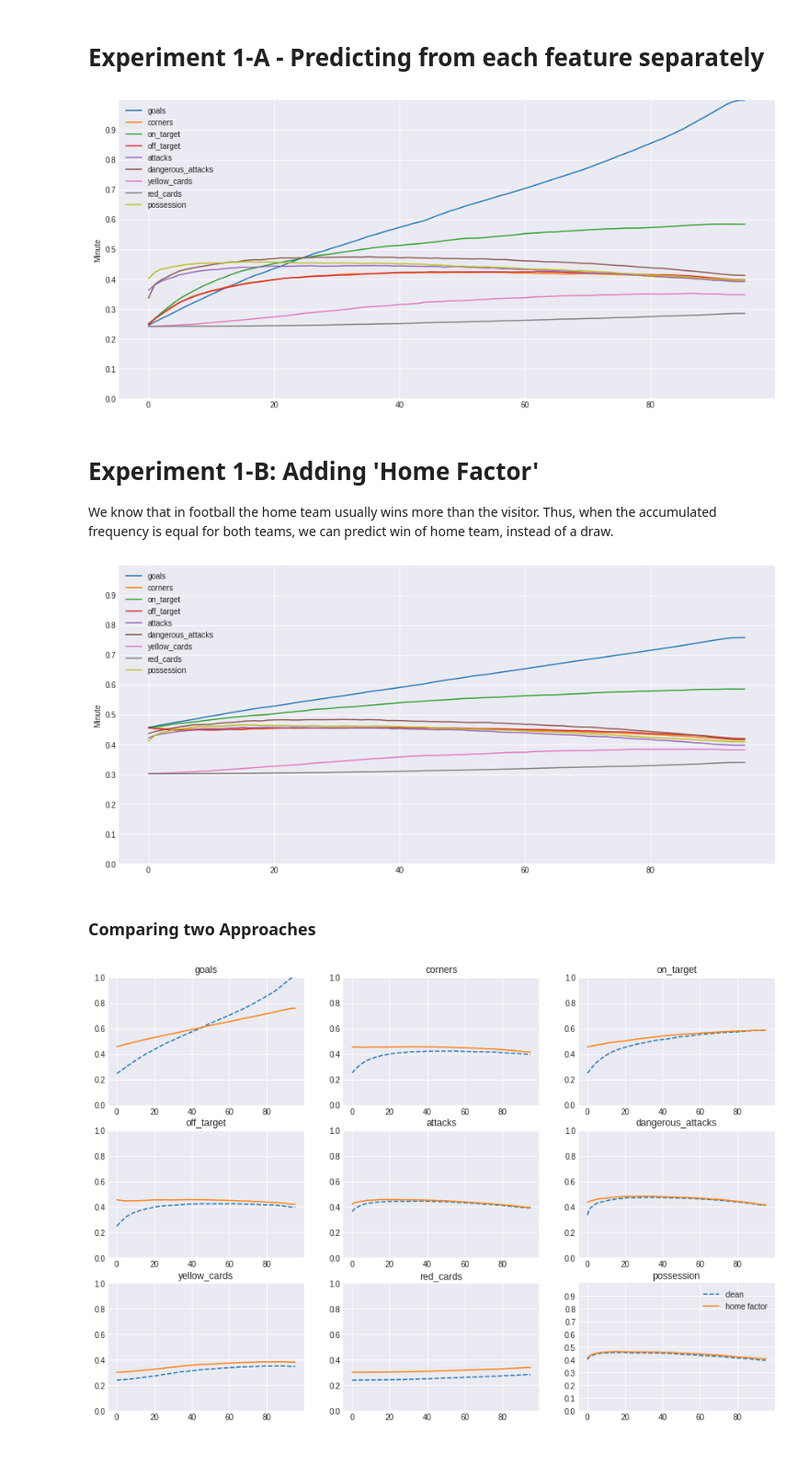
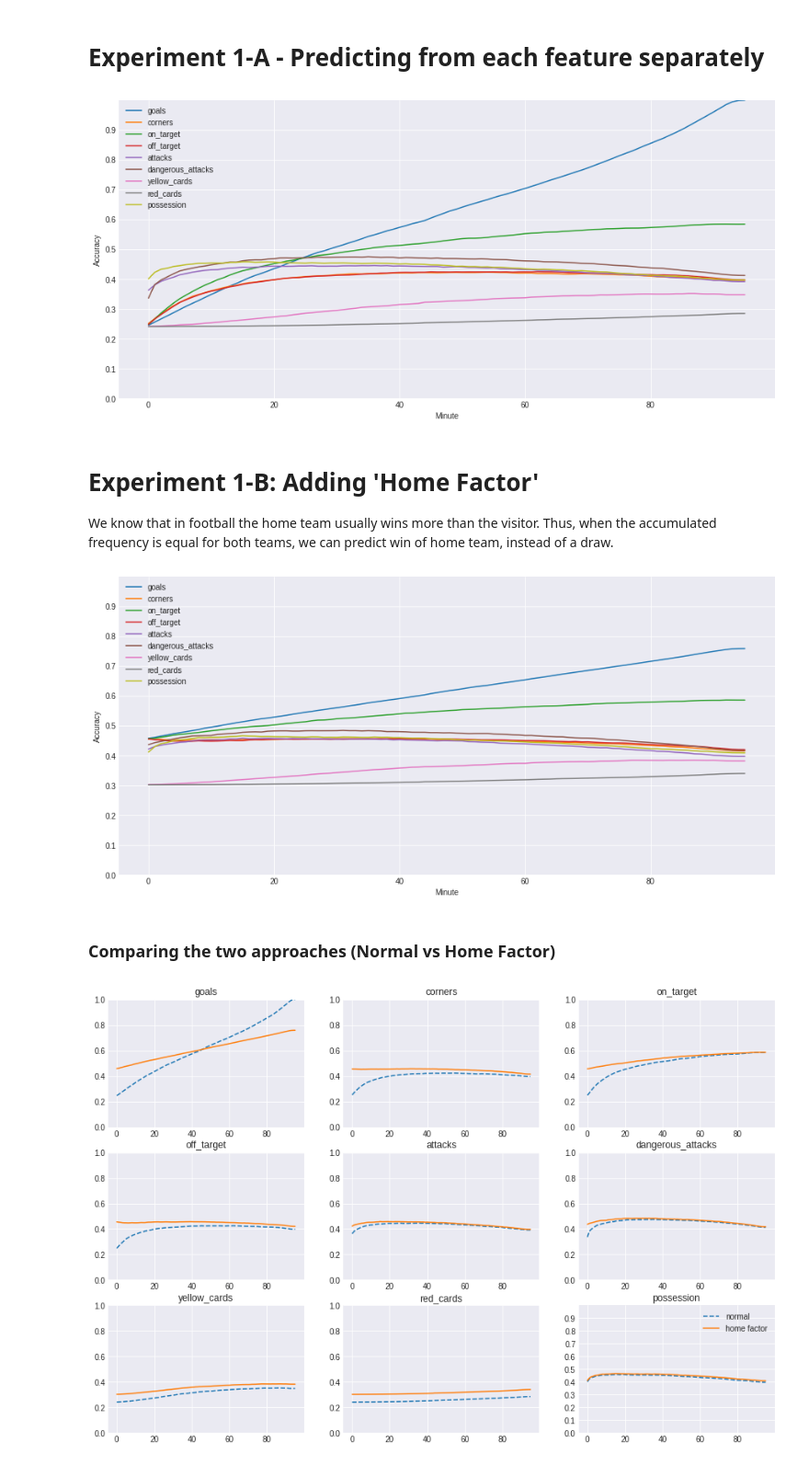
Before and after one commit to igormago/football, a Jupyter notebook: files/notebooks/Descripitive Analysis.ipynb, the cells around one changed output. Shown at 92% size. Drawn from its saved outputs; the diff is of its cells as text; code cells hidden in the pictures.

```diff
--- a/files/notebooks/Descripitive Analysis.ipynb
+++ b/files/notebooks/Descripitive Analysis.ipynb
@@ -145,16 +145,16 @@ except:
 # %%
 fig = plt.figure(figsize=(15, 7))
 for t in total_list:
     plt.plot(resume_normal[t], label=t)
 plt.legend(total_list)
 plt.ylim(0,1)
 plt.ylabel('Accuracy')
-plt.ylabel('Minute')
+plt.xlabel('Minute')
 yticks = np.arange(0,1,0.1)
 plt.yticks(yticks)
 plt.show()
 # %% [output]
-[figure, old version]
+[figure, new version]
 # %% [markdown]
 # Experiment 1-B: Adding 'Home Factor'
 
@@ -166,14 +166,14 @@ for t in total_list:
 plt.legend(total_list)
 plt.ylim(0,1)
 plt.ylabel('Accuracy')
-plt.ylabel('Minute')
+plt.xlabel('Minute')
 yticks = np.arange(0,1,0.1)
 plt.yticks(yticks)
 plt.show()
 # %% [output]
-[figure, old version]
+[figure, new version]
 # %% [markdown]
-### Comparing two Approaches
+### Comparing the two approaches (Normal vs Home Factor)
 # %%
 fig, axes = plt.subplots(3, 3, figsize=(15, 10))
 axs = [item for sublist in axes for item in sublist]
```
Also changed, not shown: parts of 7 cells of this notebook.
